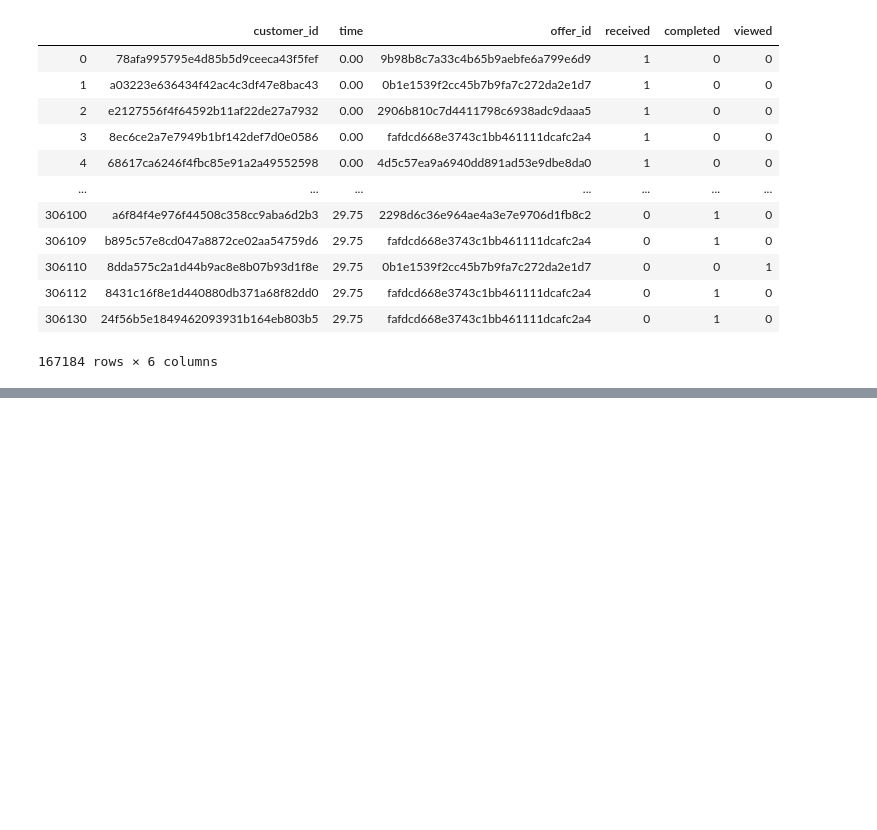
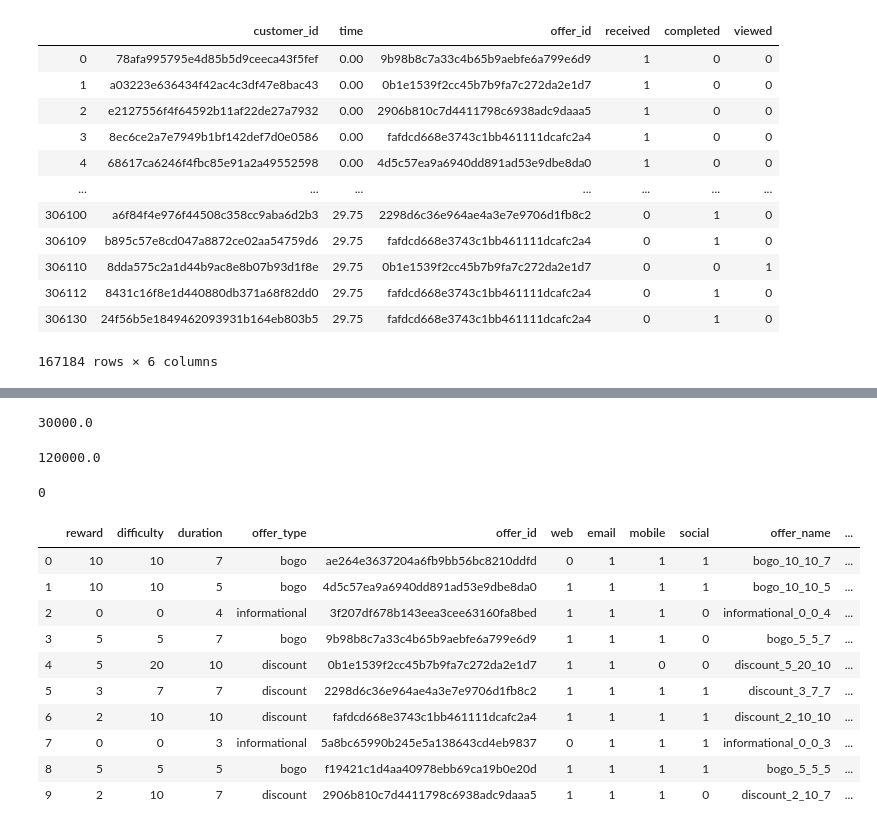
Before and after one commit to amitborkar98/Starbucks-capstone, a Jupyter notebook: Starbucks_Capstone_notebook.ipynb, the cells around one changed output, grey strips where cells are left out. Drawn from its saved outputs; the diff is of its cells as text; code cells hidden in the pictures; blank space fills up the shorter version.

```diff
--- a/Starbucks_Capstone_notebook.ipynb
+++ b/Starbucks_Capstone_notebook.ipynb
@@ -452,0 +455,8 @@ data = data[data['age'] != 118]
+# %%
+data.income.min()
+# %% [output]
+30000.0
+# %%
+data.income.max()
+# %% [output]
+120000.0
@@ -452,0 +468,4 @@ data = data[data['age'] != 118]
+# %%
+data.isna().sum().sum()
+# %% [output]
+0
@@ -452,0 +486,14 @@ data = data[data['age'] != 118]
+# %%
+portfolio
+# %% [output]
+|  | reward | difficulty | duration | offer_type | offer_id | web | email | mobile | social | offer_name | ... |
+| 0 | 10 | 10 | 7 | bogo | ae264e3637204a6fb9bb56bc8210ddfd | 0 | 1 | 1 | 1 | bogo_10_10_7 | ... |
+| 1 | 10 | 10 | 5 | bogo | 4d5c57ea9a6940dd891ad53e9dbe8da0 | 1 | 1 | 1 | 1 | bogo_10_10_5 | ... |
+| 2 | 0 | 0 | 4 | informational | 3f207df678b143eea3cee63160fa8bed | 1 | 1 | 1 | 0 | informational_0_0_4 | ... |
+| 3 | 5 | 5 | 7 | bogo | 9b98b8c7a33c4b65b9aebfe6a799e6d9 | 1 | 1 | 1 | 0 | bogo_5_5_7 | ... |
+| 4 | 5 | 20 | 10 | discount | 0b1e1539f2cc45b7b9fa7c272da2e1d7 | 1 | 1 | 0 | 0 | discount_5_20_10 | ... |
+| 5 | 3 | 7 | 7 | discount | 2298d6c36e964ae4a3e7e9706d1fb8c2 | 1 | 1 | 1 | 1 | discount_3_7_7 | ... |
+| 6 | 2 | 10 | 10 | discount | fafdcd668e3743c1bb461111dcafc2a4 | 1 | 1 | 1 | 1 | discount_2_10_10 | ... |
+| 7 | 0 | 0 | 3 | informational | 5a8bc65990b245e5a138643cd4eb9837 | 0 | 1 | 1 | 1 | informational_0_0_3 | ... |
+| 8 | 5 | 5 | 5 | bogo | f19421c1d4aa40978ebb69ca19b0e20d | 1 | 1 | 1 | 1 | bogo_5_5_5 | ... |
+| 9 | 2 | 10 | 7 | discount | 2906b810c7d4411798c6938adc9daaa5 | 1 | 1 | 1 | 0 | discount_2_10_7 | ... |
```
Also changed, not shown: parts of 19 cells of this notebook.
